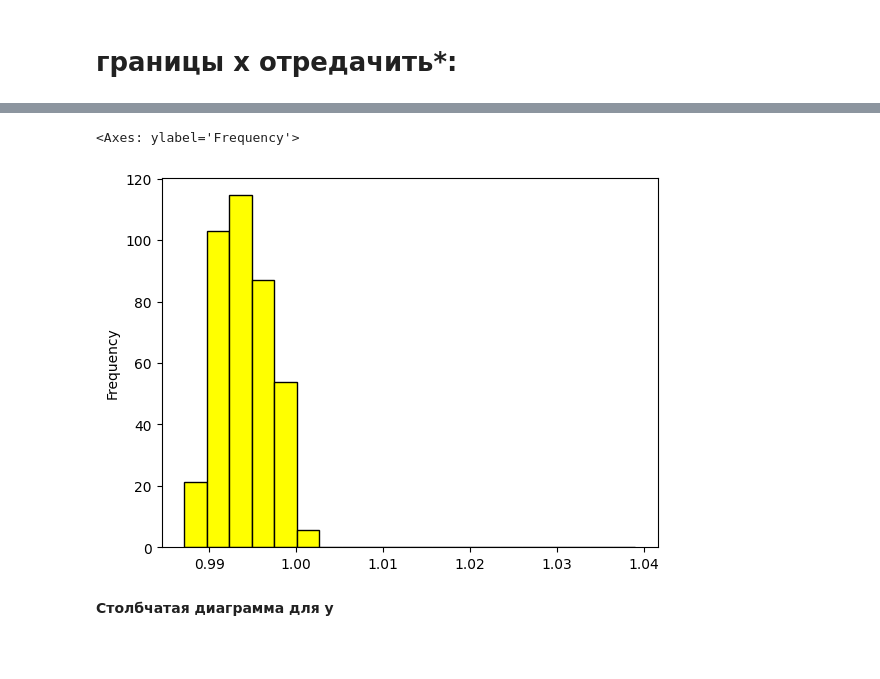
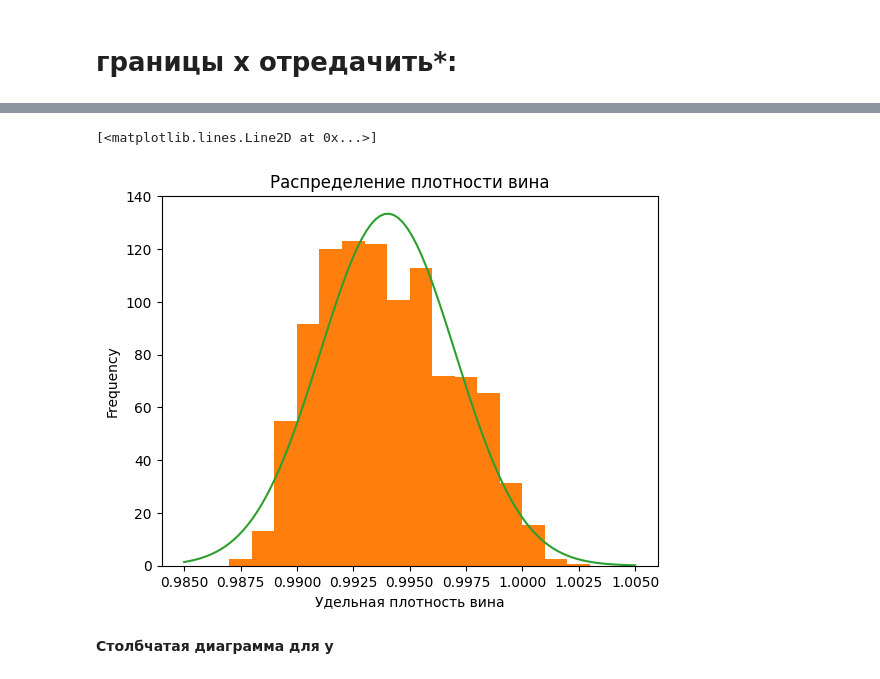
Before and after one commit to kjxeez/machine-learning, a Jupyter notebook: linear-regression.ipynb, the cells around one changed output, grey strips where cells are left out. Drawn from its saved outputs; the diff is of its cells as text; code cells hidden in the pictures; blank space fills up the shorter version.

```diff
--- a/linear-regression.ipynb
+++ b/linear-regression.ipynb
@@ -147,8 +148,16 @@ df['features/density'].plot.hist( density=True )
-# %%
-df['features/density'].plot.hist(color='yellow', edgecolor='black', bins=20, density=True, )
-# %% [output]
-<Axes: ylabel='Frequency'>
-[figure, removed]
+# %%
+x.plot.hist(density=True, range=[0.985, 1.005], bins = 20).set_xlabel('Удельная плотность вина')
+counts, bins, _ = plt.hist(x, density=True, range=[0.985, 1.005], bins=20)
+mu = np.mean(x)
+sigma = np.std(x)
+x_line = np.linspace(bins[0], bins[-1], 100)
+y_line = (1/np.sqrt(2*np.pi*sigma**2)) * np.exp(-((x_line-mu)**2)/(2*sigma**2))
+
+plt.title('Распределение плотности вина')
+plt.plot(x_line, y_line)
+# %% [output]
+[<matplotlib.lines.Line2D at 0x...>]
+[figure, added]
 # %% [markdown]
 __Столбчатая диаграмма для y__
 # %%
```
Also changed, not shown: parts of 29 cells of this notebook.
